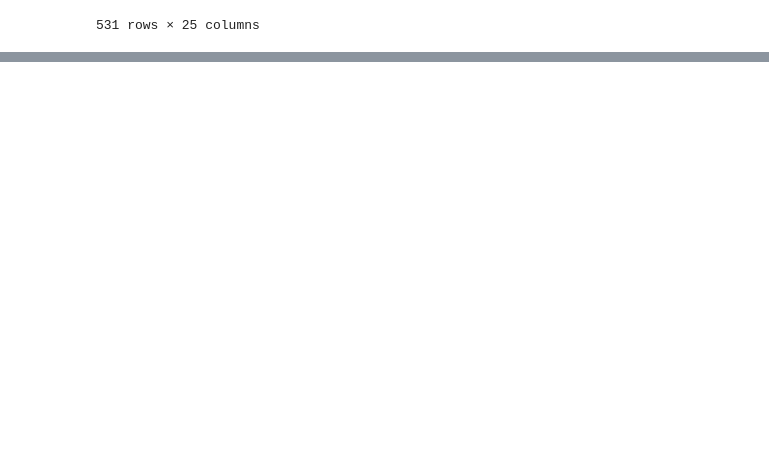
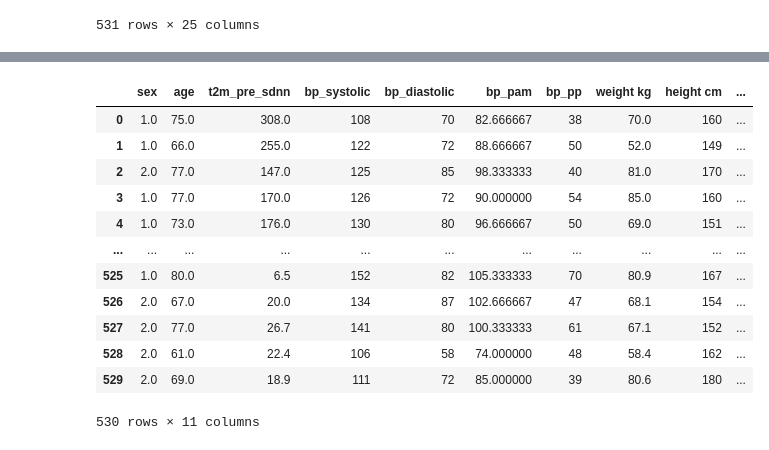
Before and after one commit to ProteinEngineering-PESB2/mat_ciencias_2024, a Jupyter notebook: src/1_check_raw_data.ipynb, the cells around one changed output, grey strips where cells are left out. Drawn from its saved outputs; the diff is of its cells as text; code cells hidden in the pictures; blank space fills up the shorter version.

Commit message:
update check raw data

```diff
--- a/src/1_check_raw_data.ipynb
+++ b/src/1_check_raw_data.ipynb
@@ -27,0 +32,2 @@ df_data
+# %%
+df_data.drop(columns=['Unnamed: 0', 'Unnamed: 1', 'redcap_repeat_instrument'], inplace=True)
@@ -27,0 +53,3 @@ df_data
+# %%
+df_data = df_data[['sex', 'age', 't2m_pre_sdnn', 'bp_systolic', 'bp_diastolic', 'bp_pam', 'bp_pp',
+       'weight kg', 'height cm', 'height mt', 'imc']]
@@ -27,0 +72,17 @@ df_data
+# %%
+df_data = df_data[:-1]
+df_data
+# %% [output]
+|  | sex | age | t2m_pre_sdnn | bp_systolic | bp_diastolic | bp_pam | bp_pp | weight kg | height cm | ... |
+| 0 | 1.0 | 75.0 | 308.0 | 108 | 70 | 82.666667 | 38 | 70.0 | 160 | ... |
+| 1 | 1.0 | 66.0 | 255.0 | 122 | 72 | 88.666667 | 50 | 52.0 | 149 | ... |
+| 2 | 2.0 | 77.0 | 147.0 | 125 | 85 | 98.333333 | 40 | 81.0 | 170 | ... |
+| 3 | 1.0 | 77.0 | 170.0 | 126 | 72 | 90.000000 | 54 | 85.0 | 160 | ... |
+| 4 | 1.0 | 73.0 | 176.0 | 130 | 80 | 96.666667 | 50 | 69.0 | 151 | ... |
+| ... | ... | ... | ... | ... | ... | ... | ... | ... | ... | ... |
+| 525 | 1.0 | 80.0 | 6.5 | 152 | 82 | 105.333333 | 70 | 80.9 | 167 | ... |
+| 526 | 2.0 | 67.0 | 20.0 | 134 | 87 | 102.666667 | 47 | 68.1 | 154 | ... |
+| 527 | 2.0 | 77.0 | 26.7 | 141 | 80 | 100.333333 | 61 | 67.1 | 152 | ... |
+| 528 | 2.0 | 61.0 | 22.4 | 106 | 58 | 74.000000 | 48 | 58.4 | 162 | ... |
+| 529 | 2.0 | 69.0 | 18.9 | 111 | 72 | 85.000000 | 39 | 80.6 | 180 | ... |
+530 rows × 11 columns
```
Also changed, not shown: parts of 11 cells of this notebook, 1 other file.
